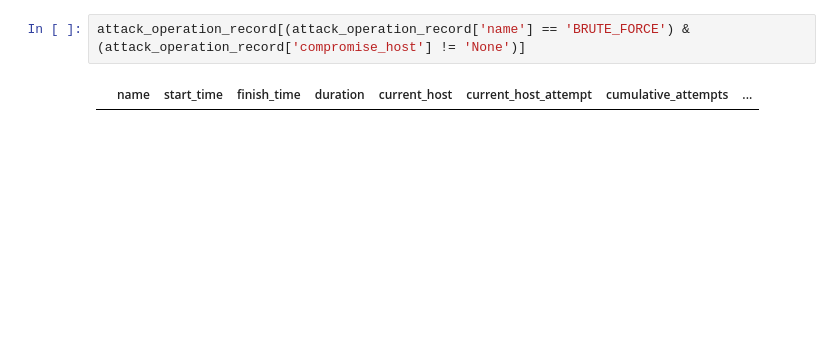
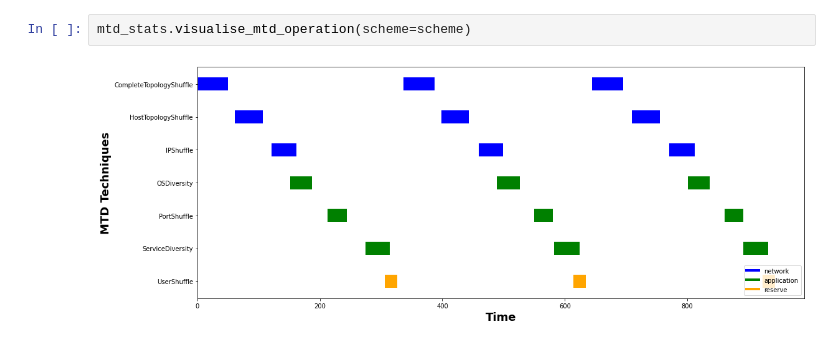
Before and after one commit to yuanyuan2000/MTDGame, a Jupyter notebook: simulation.ipynb, the cells around one changed output. Drawn from its saved outputs; the diff is of its cells as text; blank space fills up the shorter version.

Commit message:
merge data visualisation code in jupyter into statistic objects

```diff
--- a/simulation.ipynb
+++ b/simulation.ipynb
@@ -154,4 +52,4 @@ attack_operation_record[(attack_operation_record['name'] == 'EXPLOIT_VULN') & (a
-# %%
-attack_operation_record[(attack_operation_record['name'] == 'BRUTE_FORCE') & (attack_operation_record['compromise_host'] != 'None')]
-# %% [output]
-|  | name | start_time | finish_time | duration | current_host | current_host_attempt | cumulative_attempts | ... |
+# %%
+mtd_stats.visualise_mtd_operation(scheme=scheme)
+# %% [output]
+[figure, added]
```
Also changed, not shown: parts of 17 cells of this notebook, 6 other files.
